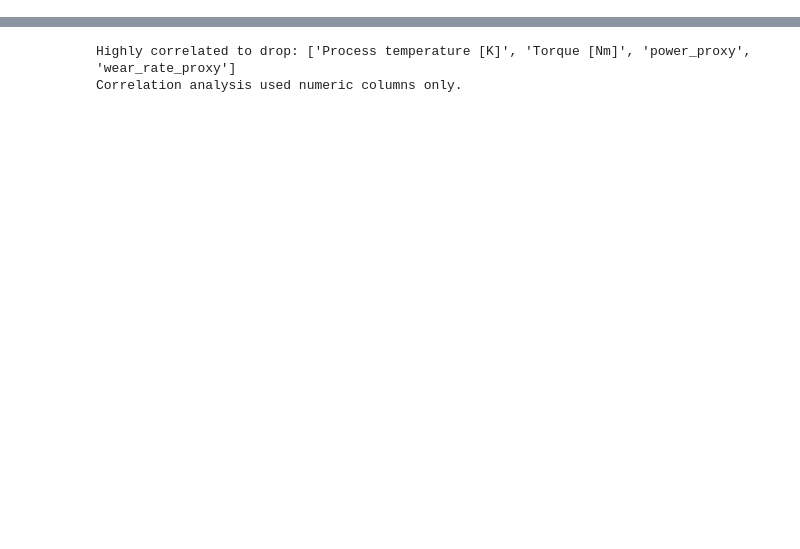
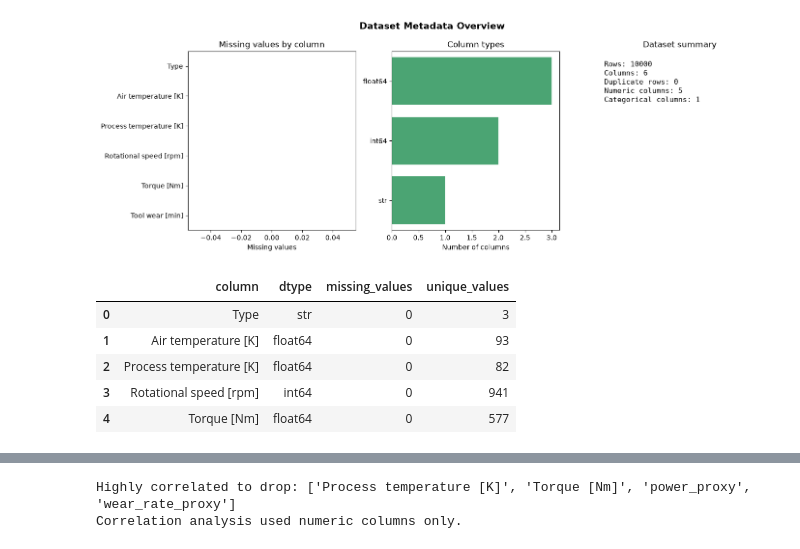
Before and after one commit to Apaelijo/predictive-maintenance-clustering, a Jupyter notebook: notebooks/01_eda_preprocessing.ipynb, the cells around one changed output, grey strips where cells are left out. Saved outputs shown, nothing was run; the diff lists cells and outputs as text; code cells hidden in the pictures; blank space fills up the shorter version.

```diff
--- a/notebooks/01_eda_preprocessing.ipynb
+++ b/notebooks/01_eda_preprocessing.ipynb
@@ -97 +98,13 @@ memory usage: 468.9 KB
 None
+# %%
+# Cell 2: Dataset metadata overview
+metadata, fig = plot_dataset_metadata_overview(data)
+metadata.head()
+# %% [output]
+[figure, added]
+|  | column | dtype | missing_values | unique_values |
+| 0 | Type | str | 0 | 3 |
+| 1 | Air temperature [K] | float64 | 0 | 93 |
+| 2 | Process temperature [K] | float64 | 0 | 82 |
+| 3 | Rotational speed [rpm] | int64 | 0 | 941 |
+| 4 | Torque [Nm] | float64 | 0 | 577 |
```
Also changed, not shown: parts of 6 cells of this notebook, 10 other files.
